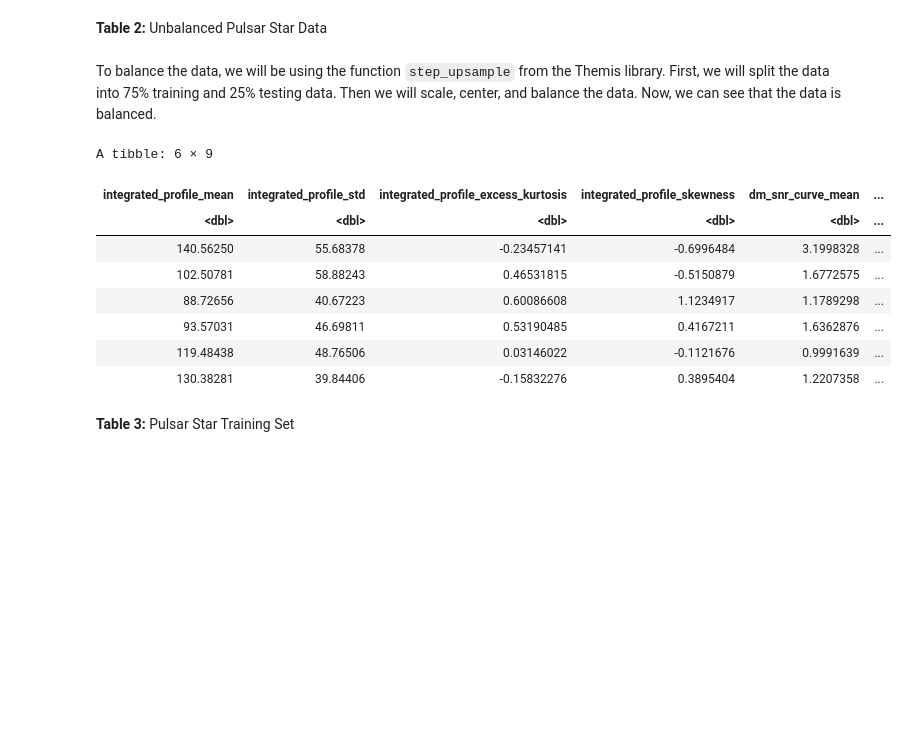
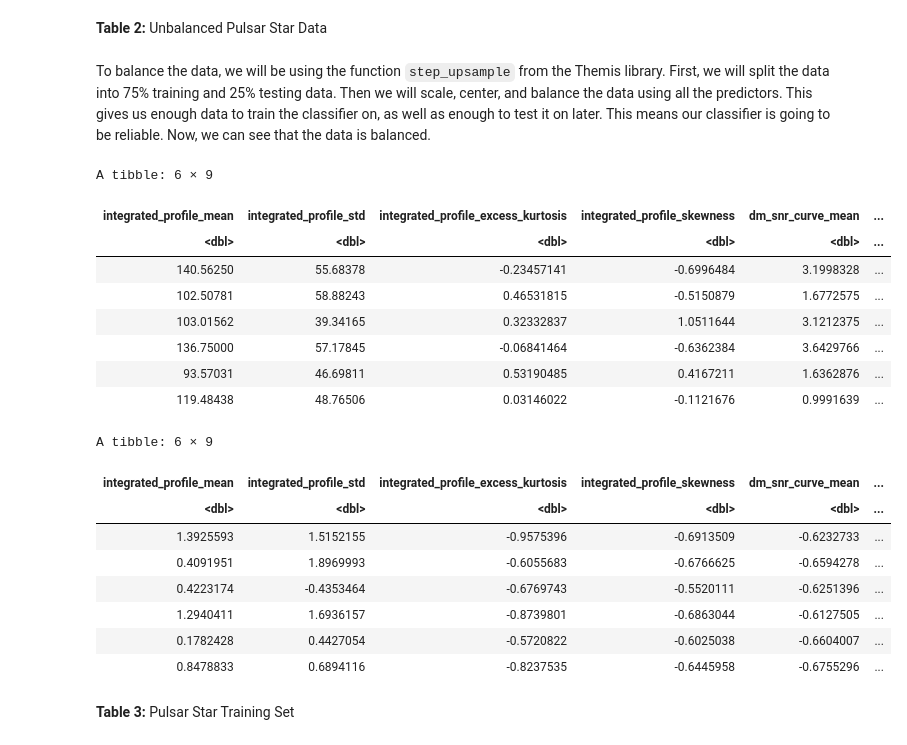
Before and after one commit to kocial/dsci-100-2023w2-group-35, a Jupyter notebook: Report.ipynb, the cells around one changed output. Drawn from its saved outputs; the diff is of its cells as text; code cells hidden in the pictures; blank space fills up the shorter version.

```diff
--- a/Report.ipynb
+++ b/Report.ipynb
@@ -74,31 +74,42 @@ A tibble: 2 × 2
 # %% [markdown]
 **Table 2:** Unbalanced Pulsar Star Data
 # %% [markdown]
-To balance the data, we will be using the function `step_upsample` from the Themis library. First, we will split the data into 75% training and 25% testing data. Then we will scale, center, and balance the data. Now, we can see that the data is balanced.
+To balance the data, we will be using the function `step_upsample` from the Themis library. First, we will split the data into 75% training and 25% testing data. Then we will scale, center, and balance the data using all the predictors. This gives us enough data to train the classifier on, as well as enough to test it on later. This means our classifier is going to be reliable. Now, we can see that the data is balanced.
 # %%
+set.seed(4321)
 star_split <- initial_split(star_data, prop = 0.75, strata = is_pulsar_star)
 star_training <- training(star_split)
 star_testing <- testing(star_split)
 
 head(star_training)
 
 star_recipe <- recipe(is_pulsar_star ~., data = star_training) |>
+    step_upsample(is_pulsar_star, over_ratio = 1, skip = FALSE) |>
     step_scale(all_predictors()) |>
     step_center(all_predictors()) |>
-    step_upsample(is_pulsar_star, over_ratio = 1, skip = FALSE) |>
     prep()
 
 balanced_star <- bake(star_recipe, star_training)
+head(balanced_star)
 # %% [output]
 A tibble: 6 × 9
 | integrated_profile_mean | integrated_profile_std | integrated_profile_excess_kurtosis | integrated_profile_skewness | dm_snr_curve_mean | ... |
 | <dbl> | <dbl> | <dbl> | <dbl> | <dbl> | ... |
 | 140.56250 | 55.68378 | -0.23457141 | -0.6996484 | 3.1998328 | ... |
 | 102.50781 | 58.88243 | 0.46531815 | -0.5150879 | 1.6772575 | ... |
-| 88.72656 | 40.67223 | 0.60086608 | 1.1234917 | 1.1789298 | ... |
+| 103.01562 | 39.34165 | 0.32332837 | 1.0511644 | 3.1212375 | ... |
+| 136.75000 | 57.17845 | -0.06841464 | -0.6362384 | 3.6429766 | ... |
 | 93.57031 | 46.69811 | 0.53190485 | 0.4167211 | 1.6362876 | ... |
 | 119.48438 | 48.76506 | 0.03146022 | -0.1121676 | 0.9991639 | ... |
-| 130.38281 | 39.84406 | -0.15832276 | 0.3895404 | 1.2207358 | ... |
+A tibble: 6 × 9
+| integrated_profile_mean | integrated_profile_std | integrated_profile_excess_kurtosis | integrated_profile_skewness | dm_snr_curve_mean | ... |
+| <dbl> | <dbl> | <dbl> | <dbl> | <dbl> | ... |
+| 1.3925593 | 1.5152155 | -0.9575396 | -0.6913509 | -0.6232733 | ... |
+| 0.4091951 | 1.8969993 | -0.6055683 | -0.6766625 | -0.6594278 | ... |
+| 0.4223174 | -0.4353464 | -0.6769743 | -0.5520111 | -0.6251396 | ... |
+| 1.2940411 | 1.6936157 | -0.8739801 | -0.6863044 | -0.6127505 | ... |
+| 0.1782428 | 0.4427054 | -0.5720822 | -0.6025038 | -0.6604007 | ... |
+| 0.8478833 | 0.6894116 | -0.8237535 | -0.6445958 | -0.6755296 | ... |
 # %% [markdown]
 **Table 3:** Pulsar Star Training Set
 # %%
```
Also changed, not shown: parts of 13 cells of this notebook.
